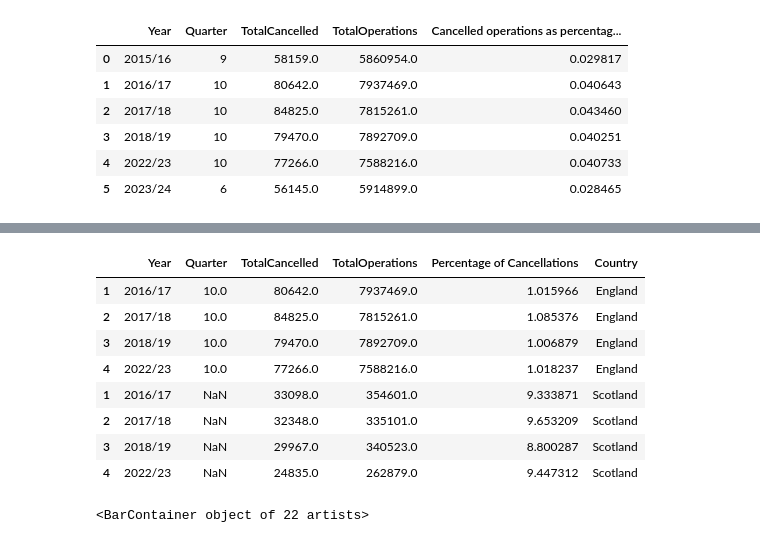
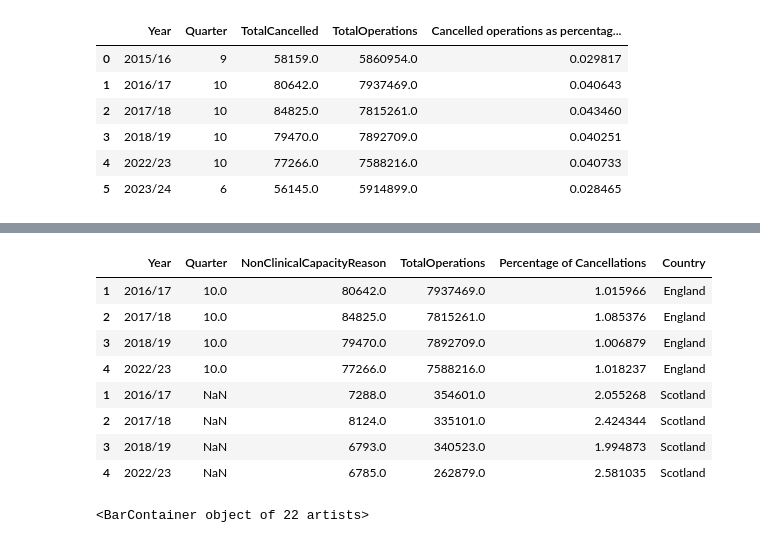
Before and after one commit to brianej/fdscw3, a Jupyter notebook: q5.ipynb, the cells around one changed output, grey strips where cells are left out. Saved outputs shown, nothing was run; the diff lists cells and outputs as text; code cells hidden in the pictures.

```diff
--- a/q5.ipynb
+++ b/q5.ipynb
@@ -281,5 +281,8 @@ grouped_england
 | 4 | 2022/23 | 10 | 77266.0 | 7588216.0 | 0.040733 |
 | 5 | 2023/24 | 6 | 56145.0 | 5914899.0 | 0.028465 |
 # %%
-merged_countries = pd.merge(grouped_england, grouped_scotland[["TotalOperations","TotalCancelled","Year"]], on="Year", suffixes=("_england","_scotland"))
-concatenated = pd.concat([grouped_england.assign(Country='England'), grouped_scotland[["TotalOperations","TotalCancelled","Year"]].assign(Country='Scotland')])
+merged_countries = pd.merge(grouped_england, grouped_scotland[["NonClinicalCapacityReason","TotalOperations","Year"]], on="Year", suffixes=("_england","_scotland"))
+cancellations_england.rename(columns={"TotalCancelled": "NonClinicalCapacityReason"}, inplace=True)
+grouped_england.rename(columns={"TotalCancelled": "NonClinicalCapacityReason"}, inplace=True)
+concatenated = pd.concat([grouped_england.assign(Country='England'), grouped_scotland[["TotalOperations","NonClinicalCapacityReason","Year"]].assign(Country='Scotland')])
+concatenated
@@ -286,18 +307,18 @@ concatenated = pd.concat([grouped_england.assign(Country='England'), grouped_sco
 # %%
 concatenated.rename(columns={"Cancelled operations as percentage of elective admissions": "Percentage of Cancellations"}, inplace=True)
-concatenated["Percentage of Cancellations"] = concatenated["TotalCancelled"] / concatenated["TotalOperations"] * 100
+concatenated["Percentage of Cancellations"] = concatenated["NonClinicalCapacityReason"] / concatenated["TotalOperations"] * 100
 concatenated = concatenated[(concatenated["Year"] != "2015/16") & (concatenated["Year"] != "2023/24")]
 concatenated
 # %% [output]
-|  | Year | Quarter | TotalCancelled | TotalOperations | Percentage of Cancellations | Country |
+|  | Year | Quarter | NonClinicalCapacityReason | TotalOperations | Percentage of Cancellations | Country |
 | 1 | 2016/17 | 10.0 | 80642.0 | 7937469.0 | 1.015966 | England |
 | 2 | 2017/18 | 10.0 | 84825.0 | 7815261.0 | 1.085376 | England |
 | 3 | 2018/19 | 10.0 | 79470.0 | 7892709.0 | 1.006879 | England |
 | 4 | 2022/23 | 10.0 | 77266.0 | 7588216.0 | 1.018237 | England |
-| 1 | 2016/17 | NaN | 33098.0 | 354601.0 | 9.333871 | Scotland |
-| 2 | 2017/18 | NaN | 32348.0 | 335101.0 | 9.653209 | Scotland |
-| 3 | 2018/19 | NaN | 29967.0 | 340523.0 | 8.800287 | Scotland |
-| 4 | 2022/23 | NaN | 24835.0 | 262879.0 | 9.447312 | Scotland |
+| 1 | 2016/17 | NaN | 7288.0 | 354601.0 | 2.055268 | Scotland |
+| 2 | 2017/18 | NaN | 8124.0 | 335101.0 | 2.424344 | Scotland |
+| 3 | 2018/19 | NaN | 6793.0 | 340523.0 | 1.994873 | Scotland |
+| 4 | 2022/23 | NaN | 6785.0 | 262879.0 | 2.581035 | Scotland |
 # %%
 plt.bar(cancellations_england["Year"], cancellations_england["Cancelled operations as percentage of elective admissions"])
 # %% [output]
```
Also changed, not shown: parts of 5 cells of this notebook, 2 other files.
